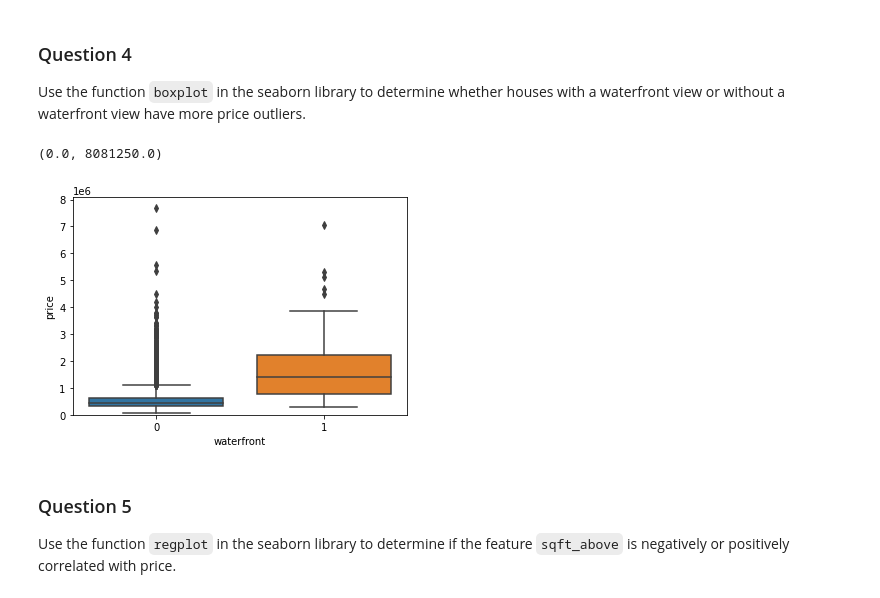
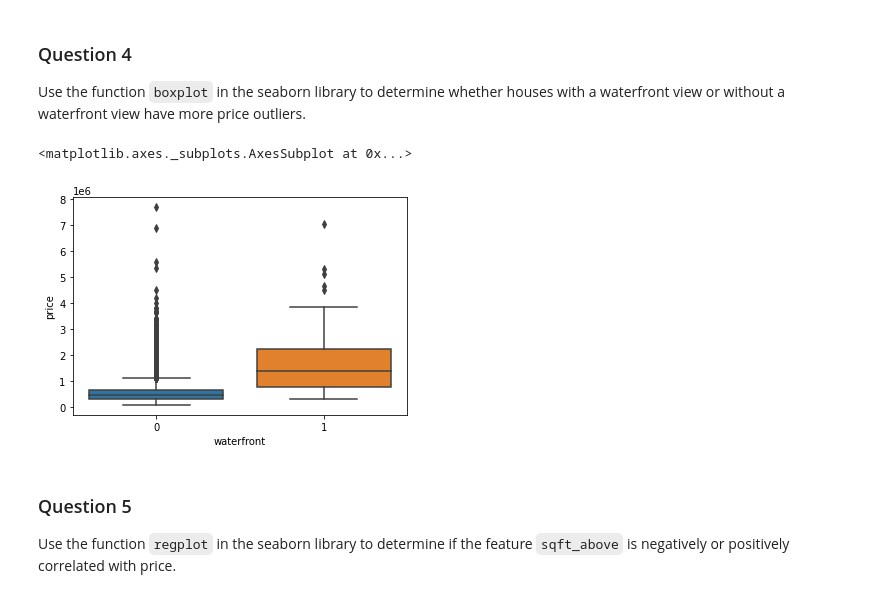
Before and after one commit to mugdhav/IBMCert, a Jupyter notebook: House_Sales_Data_Analysis_solved.ipynb, the cells around one changed output. Drawn from its saved outputs; the diff is of its cells as text; code cells hidden in the pictures.

```diff
--- a/House_Sales_Data_Analysis_solved.ipynb
+++ b/House_Sales_Data_Analysis_solved.ipynb
@@ -200,11 +200,10 @@ df_floors
 Use the function <code>boxplot</code> in the seaborn library  to  determine whether houses with a waterfront view or without a waterfront view have more price outliers.
 # %%
 sns.boxplot(x='waterfront', y='price', data=df)
-plt.ylim(0,)
 #indicates that houses without waterfront view have more outliers
 # %% [output]
-(0.0, 8081250.0)
+<matplotlib.axes._subplots.AxesSubplot at 0x...>
-[figure, old version]
+[figure, new version]
 # %% [markdown]
 ### Question 5
 Use the function <code>regplot</code>  in the seaborn library  to  determine if the feature <code>sqft_above</code> is negatively or positively correlated with price.
```
Also changed, not shown: parts of 2 cells of this notebook.
